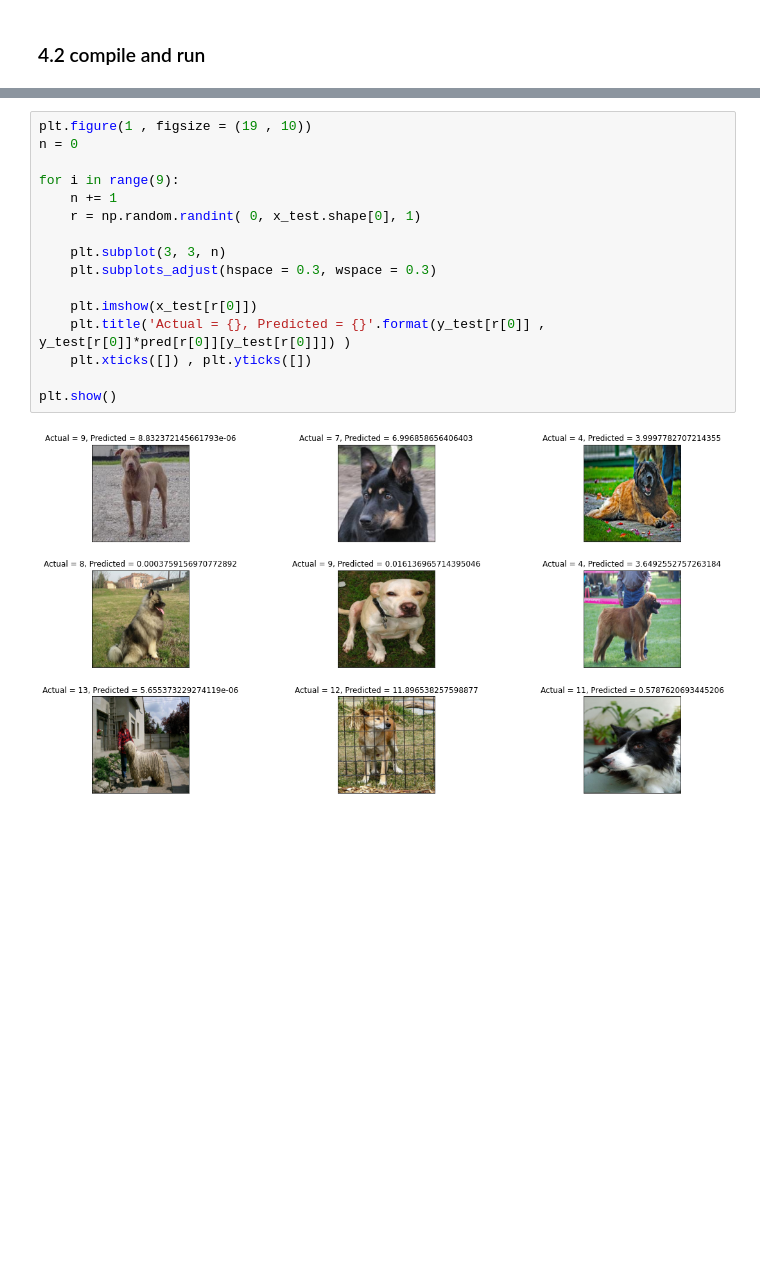
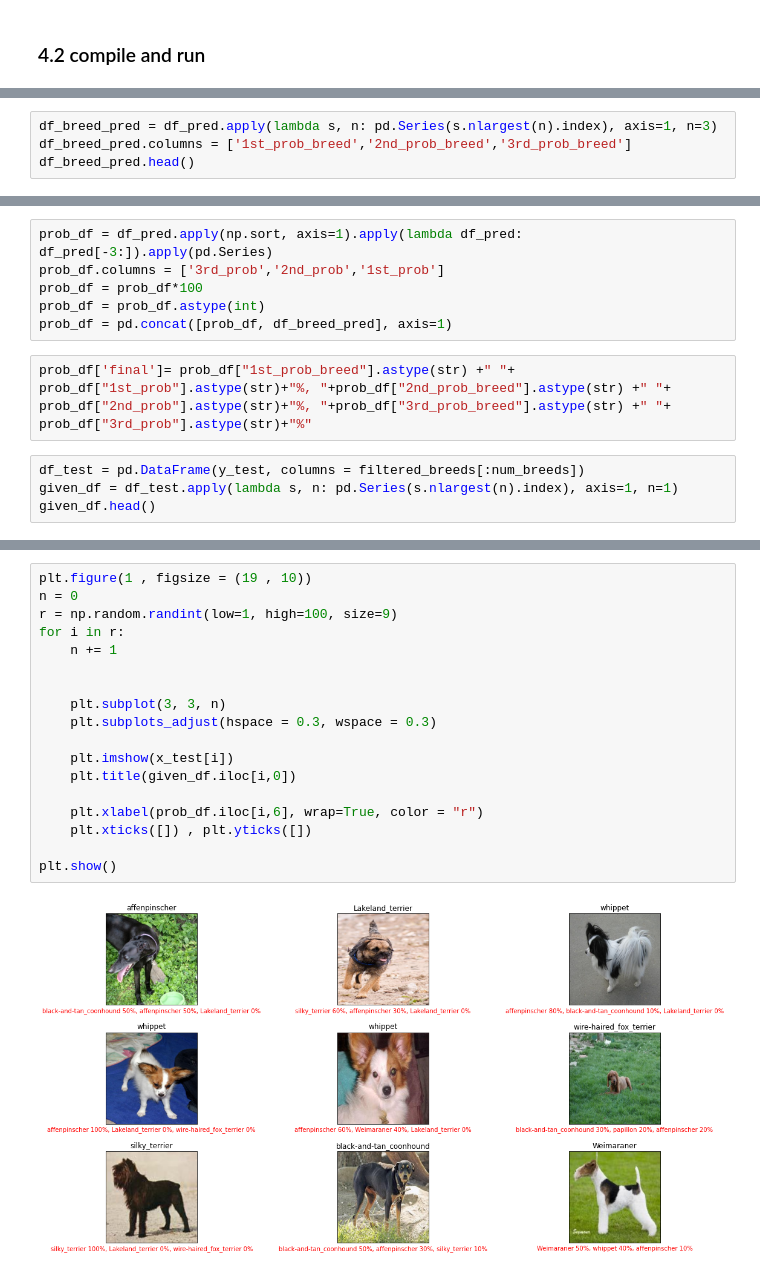
Before and after one commit to opsabarsec/Dog-pictures-classification-by-Deep-Learning, a Jupyter notebook: notebooks/Stanford_dogs_classifier_part1.ipynb, the cells around one changed output, grey strips where cells are left out. Saved outputs shown, nothing was run; the diff lists cells and outputs as text; blank space fills up the shorter version.

```diff
--- a/notebooks/Stanford_dogs_classifier_part1.ipynb
+++ b/notebooks/Stanford_dogs_classifier_part1.ipynb
@@ -494,0 +605,4 @@ pred.shape
+# %%
+df_breed_pred = df_pred.apply(lambda s, n: pd.Series(s.nlargest(n).index), axis=1, n=3)
+df_breed_pred.columns = ['1st_prob_breed','2nd_prob_breed','3rd_prob_breed']
+df_breed_pred.head()
@@ -494,0 +616,12 @@ pred.shape
+# %%
+prob_df = df_pred.apply(np.sort, axis=1).apply(lambda df_pred: df_pred[-3:]).apply(pd.Series)
+prob_df.columns = ['3rd_prob','2nd_prob','1st_prob']
+prob_df = prob_df*100
+prob_df = prob_df.astype(int)
+prob_df = pd.concat([prob_df, df_breed_pred], axis=1)
+# %%
+prob_df['final']= prob_df["1st_prob_breed"].astype(str) +" "+ prob_df["1st_prob"].astype(str)+"%, "+prob_df["2nd_prob_breed"].astype(str) +" "+ prob_df["2nd_prob"].astype(str)+"%, "+prob_df["3rd_prob_breed"].astype(str) +" "+ prob_df["3rd_prob"].astype(str)+"%"
+# %%
+df_test = pd.DataFrame(y_test, columns = filtered_breeds[:num_breeds])
+given_df = df_test.apply(lambda s, n: pd.Series(s.nlargest(n).index), axis=1, n=1)
+given_df.head()
@@ -495,18 +635,20 @@ pred.shape
 # %%
 plt.figure(1 , figsize = (19 , 10))
 n = 0
+r = np.random.randint(low=1, high=100, size=9)
+for i in r:
+    n += 1
 
-for i in range(9):
-    n += 1
-    r = np.random.randint( 0, x_test.shape[0], 1)
 
     plt.subplot(3, 3, n)
     plt.subplots_adjust(hspace = 0.3, wspace = 0.3)
 
-    plt.imshow(x_test[r[0]])
-    plt.title('Actual = {}, Predicted = {}'.format(y_test[r[0]] , y_test[r[0]]*pred[r[0]][y_test[r[0]]]) )
+    plt.imshow(x_test[i])
+    plt.title(given_df.iloc[i,0])
+
+    plt.xlabel(prob_df.iloc[i,6], wrap=True, color = "r")
     plt.xticks([]) , plt.yticks([])
 
 plt.show()
 # %% [output]
-[figure, old version]
+[figure, new version]
```
Also changed, not shown: parts of 62 cells of this notebook, 9 other files.
